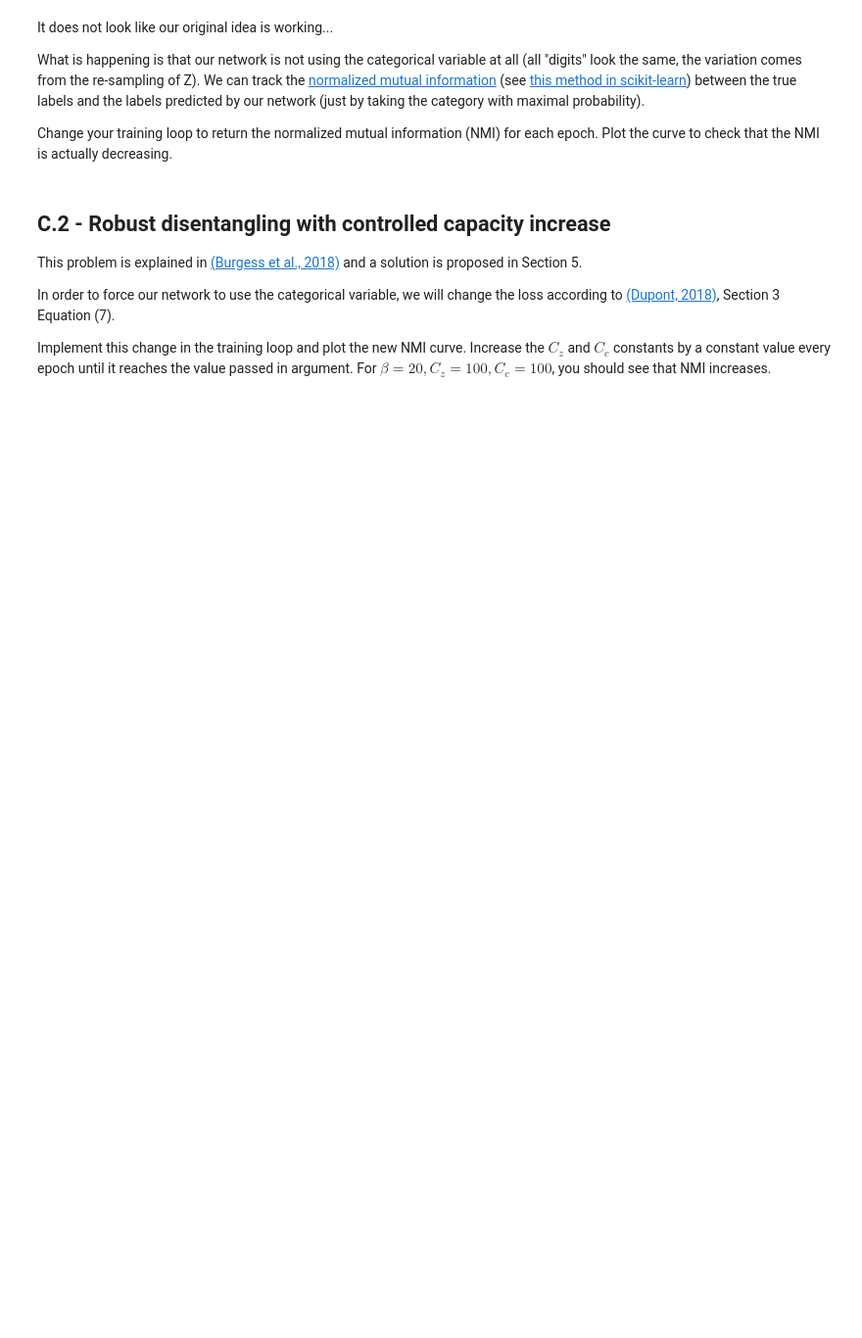
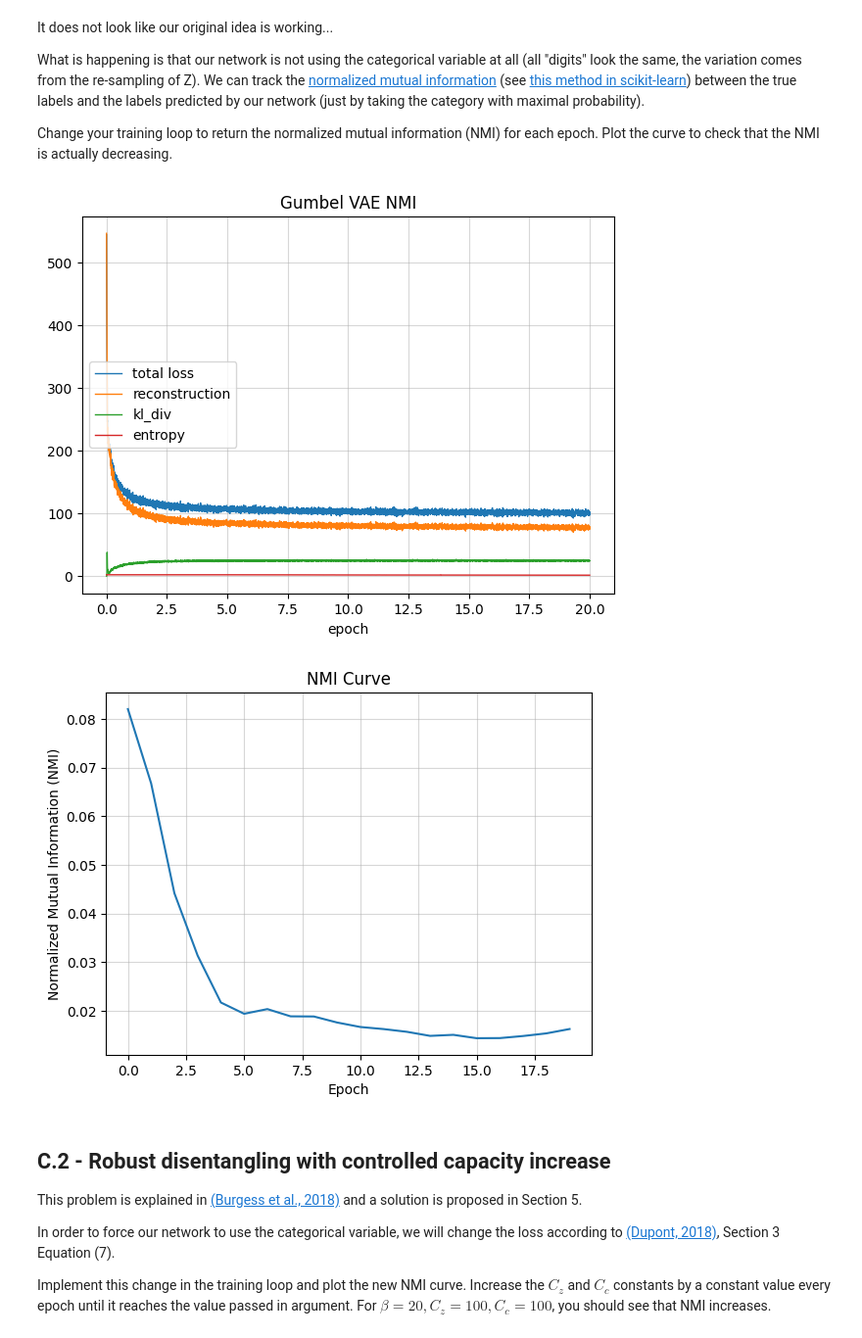
Before and after one commit to laurentlaurent/ensae_dl_pw2, a Jupyter notebook: notebook.ipynb, the cells around one changed output. Shown at 98% size. Cells and saved outputs as stored; diff of their text form; code cells hidden in the pictures; blank space fills up the shorter version.

```diff
--- a/notebook.ipynb
+++ b/notebook.ipynb
@@ -557,11 +559,11 @@ What is happening is that our network is not using the categorical variable at a
 
 Change your training loop to return the normalized mutual information (NMI) for each epoch. Plot the curve to check that the NMI is actually decreasing.
 # %%
-def train_G(model, data_loader=data_loader,num_epochs=num_epochs, beta = 1., verbose=True):
+def train_G_NMI(model, data_loader=data_loader,num_epochs=num_epochs, beta = 1., verbose=True):
     nmi_scores = []
     model.train(True)
     data_dict = { "epoch": [], "total loss": [], "reconstruction": [], "kl_div": [], "entropy": [] }
-    title = "Gumbel VAE"
+    title = "Gumbel VAE NMI"
 
     for epoch in range(num_epochs):
         all_labels = []
@@ -573,7 +575,8 @@ def train_G(model, data_loader=data_loader,num_epochs=num_epochs, beta = 1., ver
 
             reconst_loss = F.binary_cross_entropy(x_reconst, x, reduction='sum')
             kl_div = -0.5 * torch.sum(1 + log_var - mu.pow(2) - log_var.exp())
-            entropy = -torch.sum(c * torch.log(c + 1e-10))
+            probs = F.softmax(logits_c, dim=1)
+            entropy = -torch.sum(probs * torch.log(probs + 1e-10))
             loss = reconst_loss + beta * kl_div - entropy
 
             # Backprop and optimize
@@ -584,7 +587,15 @@ def train_G(model, data_loader=data_loader,num_epochs=num_epochs, beta = 1., ver
             # Bookkeeping
             data_dict["total loss"].append(loss.item() / len(x))
             ### your bookkeeping code here ###
+            data_dict["reconstruction"].append(reconst_loss.item() / len(x))
+            data_dict["kl_div"].append(kl_div.item() / len(x))
+            data_dict["entropy"].append(entropy.item() / len(x))
             data_dict["epoch"].append(epoch + float(1+i) / len(data_loader))
+            #all_labels.append(labels.numpy())
+            #_, predicted_labels = torch.max(c, 1)
+            #all_labels_est.append(predicted_labels.cpu().numpy())
+            all_labels.append(labels.cpu().numpy())
+            all_labels_est.append(probs.argmax(dim=1).cpu().numpy())
 
             if (i+1) % 100 == 0:
                 if verbose:
@@ -599,7 +610,7 @@ def train_G(model, data_loader=data_loader,num_epochs=num_epochs, beta = 1., ver
         pred_labels = np.concatenate(all_labels_est)
         nmi = normalized_mutual_info_score(true_labels, pred_labels)
         nmi_scores.append(nmi)
-        data_dict["nmi"].append(nmi)
+        #data_dict["nmi"].append(nmi)
         print(f"Epoch {epoch+1}, NMI: {nmi:.4f}")
 
     live_plot(data_dict, x_key="epoch", title=title)
@@ -609,3 +621,15 @@ train_G(model_G, num_epochs=20, verbose=False)
+# %%
+nmi = train_G_NMI(model_G, num_epochs=20, verbose=False)
+
+plt.plot(nmi)
+plt.xlabel("Epoch")
+plt.ylabel("NMI")
+plt.title("NMI Curve")
+plt.grid(alpha=0.5, which='both')
+plt.show()
+# %% [output]
+[figure, added]
+[figure, added]
 # %% [markdown]
 ## C.2 - Robust disentangling with controlled capacity increase
 
```
Also changed, not shown: parts of 27 cells of this notebook.
